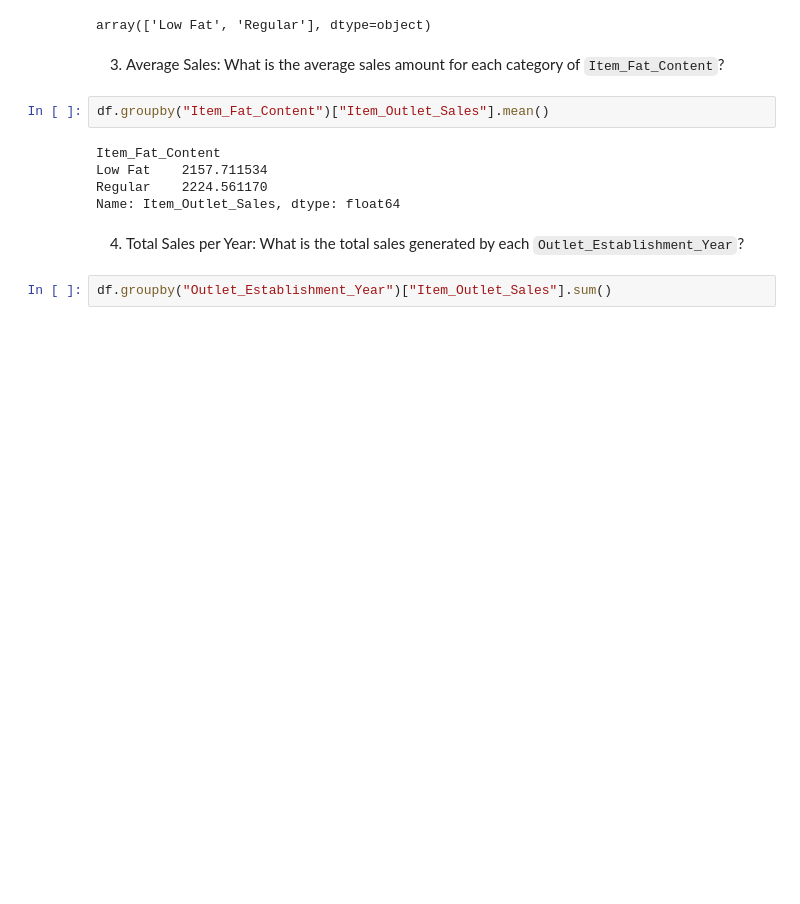
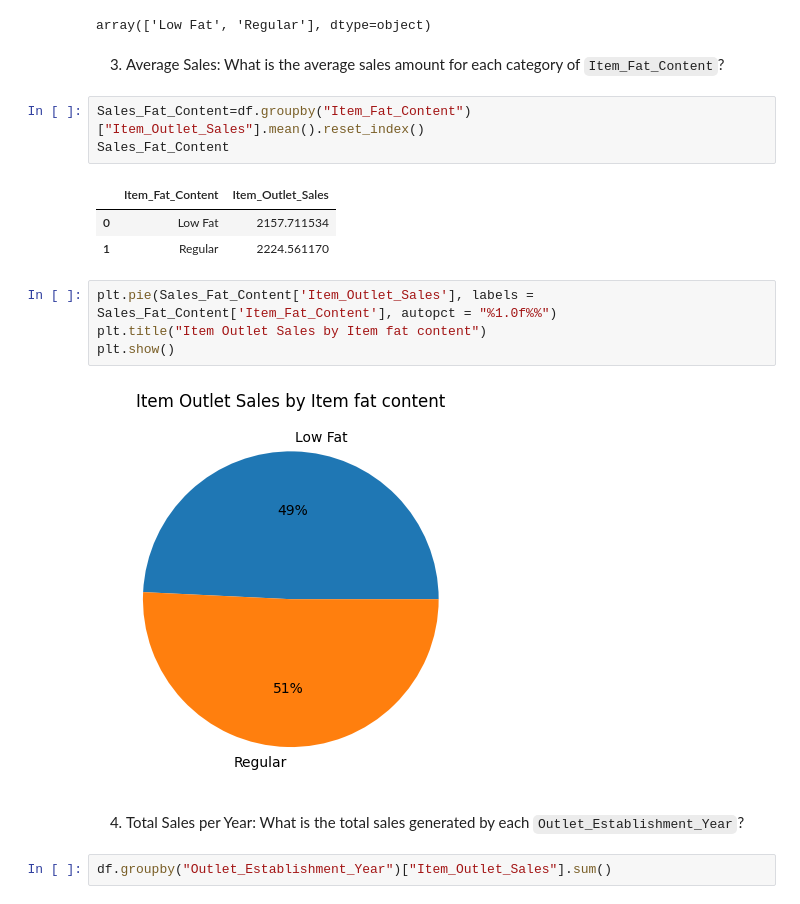
Before and after one commit to BiswarupDey009/Big-Mart-Sales-EDA, a Jupyter notebook: BigmartAnalysis.ipynb, the cells around one changed output. Saved outputs shown, nothing was run; the diff lists cells and outputs as text; blank space fills up the shorter version.

```diff
--- a/BigmartAnalysis.ipynb
+++ b/BigmartAnalysis.ipynb
@@ -57,12 +114,18 @@ array(['Low Fat', 'Regular'], dtype=object)
 # %% [markdown]
 3. Average Sales: What is the average sales amount for each category of `Item_Fat_Content`?
 # %%
-df.groupby("Item_Fat_Content")["Item_Outlet_Sales"].mean()
+Sales_Fat_Content=df.groupby("Item_Fat_Content")["Item_Outlet_Sales"].mean().reset_index()
+Sales_Fat_Content
 # %% [output]
-Item_Fat_Content
-Low Fat    2157.711534
-Regular    2224.561170
-Name: Item_Outlet_Sales, dtype: float64
+|  | Item_Fat_Content | Item_Outlet_Sales |
+| 0 | Low Fat | 2157.711534 |
+| 1 | Regular | 2224.561170 |
+# %%
+plt.pie(Sales_Fat_Content['Item_Outlet_Sales'], labels = Sales_Fat_Content['Item_Fat_Content'], autopct = "%1.0f%%")
+plt.title("Item Outlet Sales by Item fat content")
+plt.show()
+# %% [output]
+[figure, added]
 # %% [markdown]
 4. Total Sales per Year: What is the total sales generated by each `Outlet_Establishment_Year`?
 # %%
```
Also changed, not shown: parts of 40 cells of this notebook.
